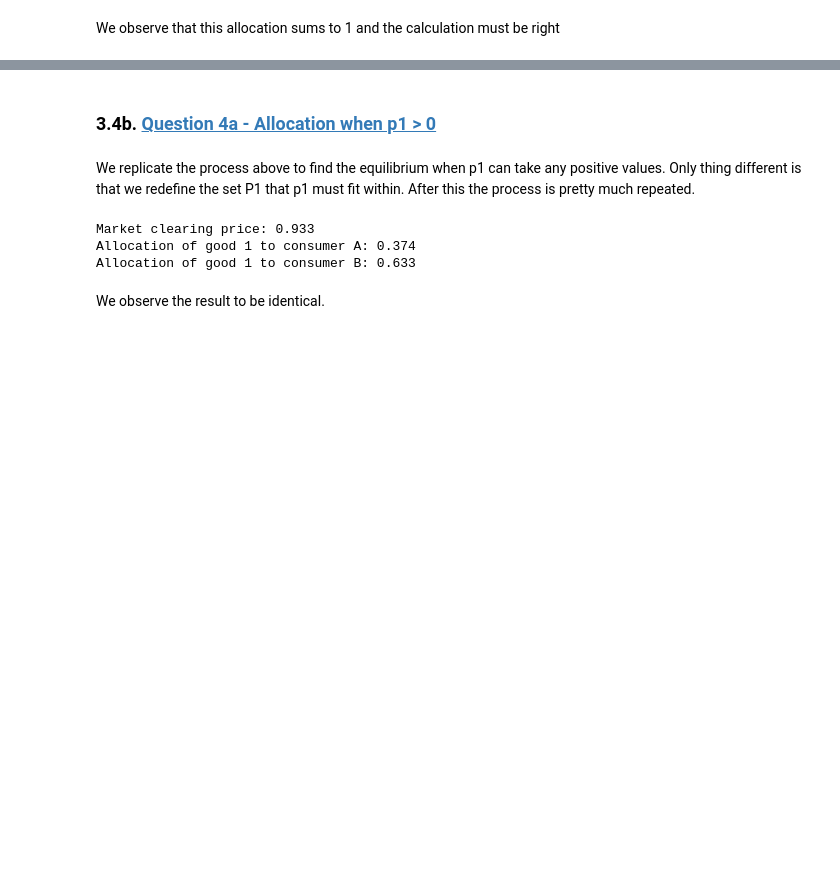
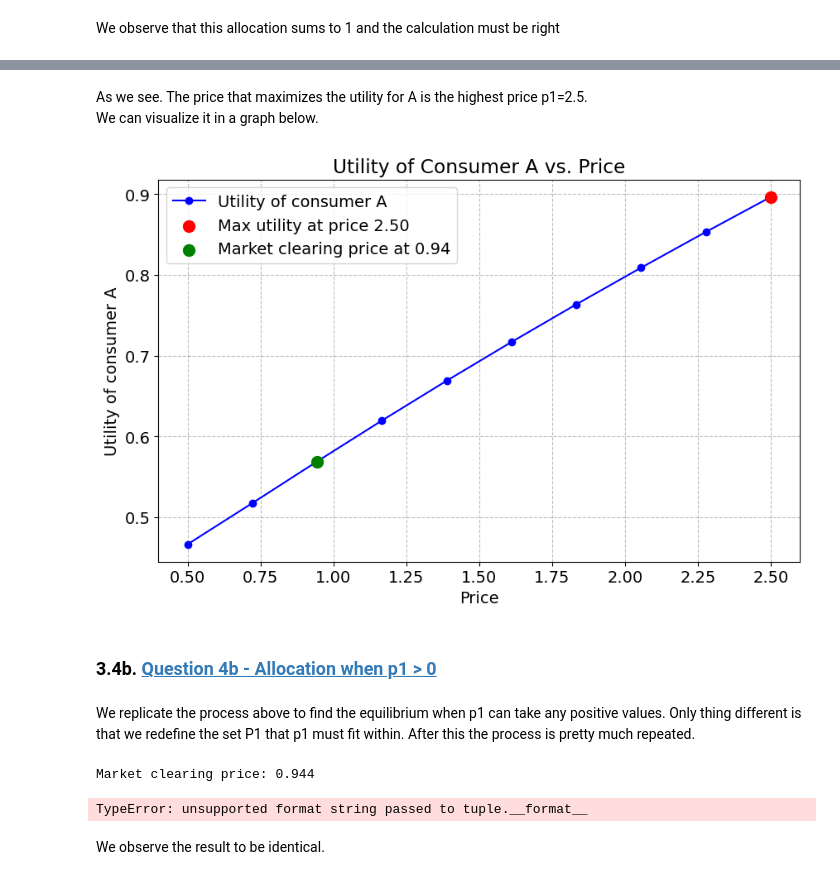
Before and after one commit to NumEconCopenhagen/projects-2024-econtechvets, a Jupyter notebook: inauguralproject/inauguralproject copy.ipynb, the cells around one changed output, grey strips where cells are left out. Saved outputs shown, nothing was run; the diff lists cells and outputs as text; code cells hidden in the pictures; blank space fills up the shorter version.

```diff
--- a/inauguralproject/inauguralproject copy.ipynb
+++ b/inauguralproject/inauguralproject copy.ipynb
@@ -111,14 +108,3 @@ p1: 2.500, Error = 0.407
 ### 3.3. <a id='toc3_3_'></a>[Question 3 - Market clearing price](#toc0_)
 # %% [markdown]
 We have iterated over all possible values for p1 in P1. We now find the smallest error in the list. The corresponding p1-value to the smallest error will also be the market clearing price. We thus have:
-# %%
-# Find market clearing price
-market_clearing_price, min_error = model.find_market_clearing_price(P1)
-
-# Print market clearing price
-print(f"Market clearing price: {market_clearing_price:.3f}")
-print(f"The min. error corresponding to the market clearing price: {min_error:.3f}")
-
-# we can check if it actually is the market clearing price by printing the corresponding epsilon values
-eps1,eps2 = model.check_market_clearing(market_clearing_price)
-print(f"The corresponding epsilon values are: {round(eps1),round(eps2)}")
@@ -146,8 +188,64 @@ We observe that this allocation sums to 1 and the calculation must be right
+# %% [markdown]
+As we see. The price that maximizes the utility for A is the highest price p1=2.5.
+We can visualize it in a graph below.
+# %%
+## Til 1. fundne kode, nok forkert
+
+# Define the range of prices to evaluate
+num_prices = 10
+price_range = np.linspace(0.5, 2.5, num_prices)
+
+# Initialize arrays to store results
+allocation_x1A = np.zeros(num_prices)
+allocation_x2A = np.zeros(num_prices)
+excess_demand = np.zeros(num_prices)
+utilities = np.zeros(num_prices)  # Define utilities array
+
+# Iterate over each price in the price range
+for i, price in enumerate(price_range):
+    # Calculate allocation for consumer A at the current price
+    x1A, x2A = model.demand_A(price)
+
+    # Calculate allocation for consumer B
+    x1B = 1 - x1A
+    x2B = 1 - x2A
+
+    # Calculate excess demand
+    eps1, eps2 = model.check_market_clearing(price)
+
+    # Calculate utility for consumer A
+    utility_A = model.utility_A(x1A, x2A)
+
+    # Store results
+    allocation_x1A[i] = x1A
+    allocation_x2A[i] = x2A
+    excess_demand[i] = eps1 + eps2
+    utilities[i] = utility_A  # Store utility for consumer A
+
+# Calculate max utility index and market clearing index
+max_utility_index = np.argmax(utilities)
+market_clearing_index = np.argmin(np.abs(excess_demand))
+
+# Plot the prices against utility
+plt.figure(figsize=(10, 6))
+plt.plot(price_range, utilities, marker='o', linestyle='-', color='b', label='Utility of consumer A')
+plt.scatter(price_range[max_utility_index], utilities[max_utility_index], color='r', label=f'Max utility at price {price_range[max_utility_index]:.2f}', s=100, zorder=3)
+plt.scatter(price_range[market_clearing_index], utilities[market_clearing_index], color='g', label=f'Market clearing price at {price_range[market_clearing_index]:.2f}', s=100, zorder=3)
+plt.xlabel('Price')
+plt.ylabel('Utility of consumer A')
+plt.title('Utility of Consumer A vs. Price')
+plt.legend()
+plt.grid(True)
+plt.show()
+# %% [output]
+[figure, added]
 # %% [markdown]
-### 3.4b. <a id='toc3_5_'></a>[Question 4a - Allocation when p1 > 0](#toc0_)
+### 3.4b. <a id='toc3_5_'></a>[Question 4b - Allocation when p1 > 0](#toc0_)
 # %% [markdown]
 We replicate the process above to find the equilibrium when p1 can take any positive values. Only thing different is that we redefine the set P1 that p1 must fit within. After this the process is pretty much repeated.
 # %%
+### GAMMEL KODE ###
+
 # Define the set P1 where p1>0
 N = 75
 P1 = [1*10**-8 + 2 * i / N for i in range(N + 1)] # 1*10**-8 is added to avoid division by zero
@@ -156,7 +254,7 @@ P1 = [1*10**-8 + 2 * i / N for i in range(N + 1)] # 1*10**-8 is added to avoid d
 errors = model.calculate_market_clearing_errors(P1)
 
 # Find market clearing price
-market_clearing_price, min_error = model.find_market_clearing_price(P1)
+market_clearing_price, min_error = model.market_clearing_price(P1)
 x1A_4b = model.demand_A(market_clearing_price)
 x1B_4b = model.demand_B(market_clearing_price)
 
@@ -167,8 +265,7 @@ print(f"Market clearing price: {market_clearing_price:.3f}")
 print(f"Allocation of good 1 to consumer A: {x1A_4b:.3f}")
 print(f"Allocation of good 1 to consumer B: {x1B_4b:.3f}")
 # %% [output]
-Market clearing price: 0.933
-Allocation of good 1 to consumer A: 0.374
-Allocation of good 1 to consumer B: 0.633
+Market clearing price: 0.944
+TypeError: unsupported format string passed to tuple.__format__
 # %% [markdown]
 We observe the result to be identical.
```
Also changed, not shown: parts of 17 cells of this notebook, 2 other files.
